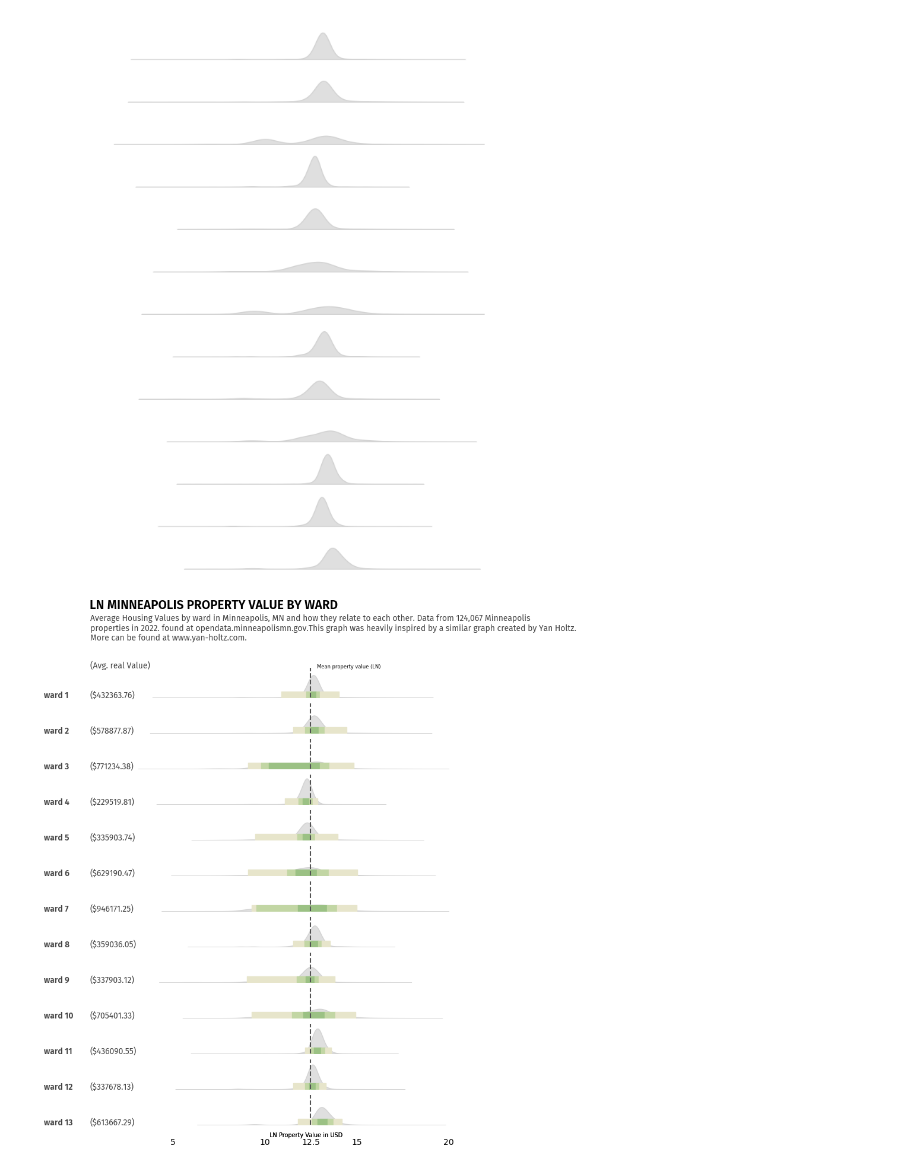
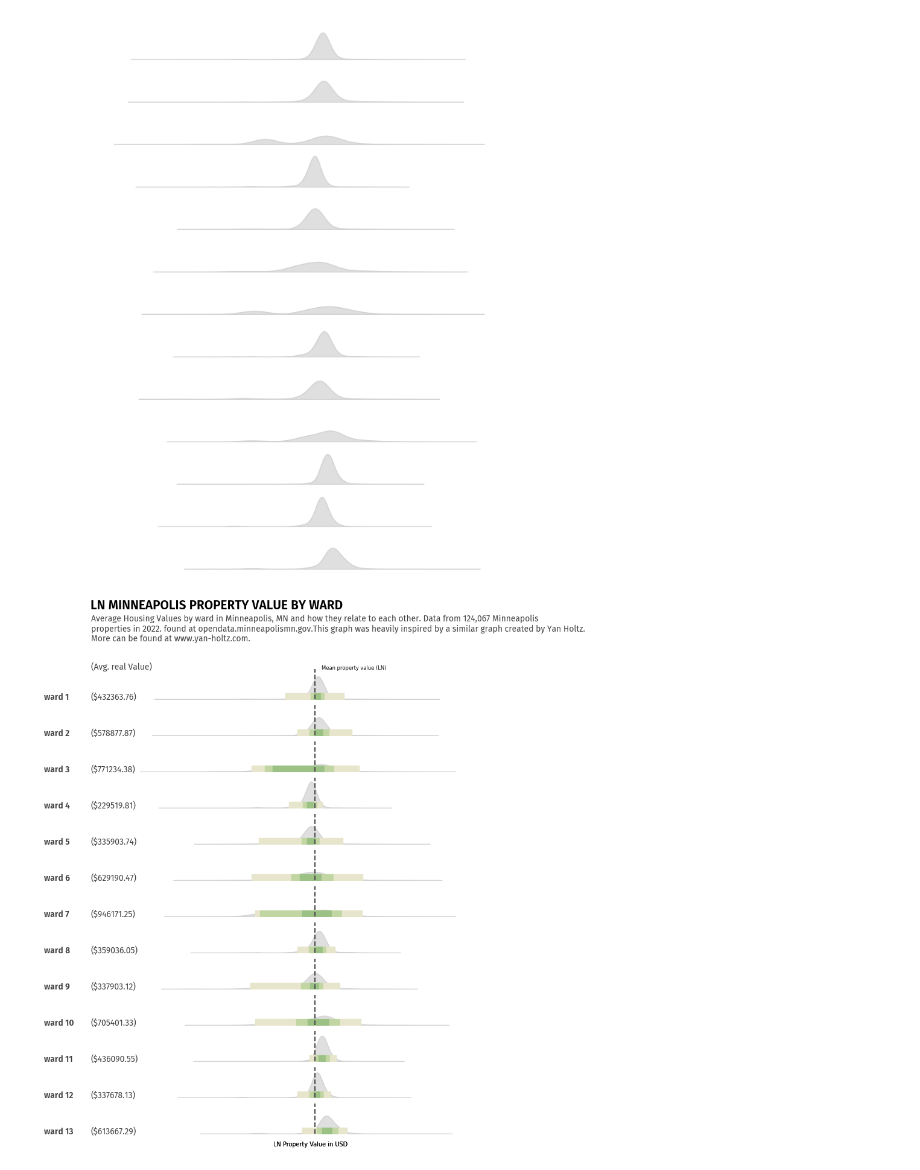
Before and after one commit to skyydog1/mplsPropertyAnalysis, a Jupyter notebook: Data/Ridgeline.ipynb, the cells around one changed output. Saved outputs shown, nothing was run; the diff lists cells and outputs as text; code cells hidden in the pictures.

Commit message:
refine Ridgeline graph

```diff
--- a/Data/Ridgeline.ipynb
+++ b/Data/Ridgeline.ipynb
@@ -180,15 +180,7 @@ for idx, ward in enumerate(wards):
         fontproperties=fira_sans_regular,
         color= '#424242'
     )
-    if idx == 12:
-        values = [5, 10, 12.5, 15, 20]
-        for value in values:
-            axs[idx].text(
-                value, -.95,
-                f'{value}',
-                ha='center',
-                fontsize=10
-            )
+
     #Display ward
     axs[idx].text(
         -2, 0,
@@ -198,6 +190,7 @@ for idx, ward in enumerate(wards):
         fontproperties=fira_sans_semibold,
         color= '#424242'
     )
+
     #Display quantiles
     quantiles = np.percentile(subset['LOGTOTALVALUE'], [2.5, 10, 25, 75, 90, 97.5])
     quantiles = quantiles.tolist()
@@ -227,7 +220,7 @@ fig.text(
     fontproperties = fira_sans_semibold
 )
 
-#Average value label
+# Average value label
 text = '(Avg. real Value)'
 fig.text(
     0.145, 0.88,
@@ -251,37 +244,35 @@ fig.text(
     fontproperties=fira_sans_regular,
     color= '#424242'
 )
-
-
 
 #reference line label
 text = 'Mean property value (LN)'
 fig.text(
     0.69, 0.88,
     text,
     ha='center',
     fontsize=6
 )
 
 #bottom title card
 text = 'LN Property Value in USD'
 fig.text(
     0.6, 0.09,
     text,
     ha='center',
     fontsize=7
 )
 
 #
 text = 'LN Property Value in USD'
 fig.text(
     0.6, 0.09,
     text,
     ha='center',
     fontsize=7
 )
 
 plt.savefig('../', dpi=300, bbox_inches='tight')
 plt.show()
 # %% [output]
-[figure, old version]
+[figure, new version]
```
Also changed, not shown: parts of 2 cells of this notebook, 2 other files.
